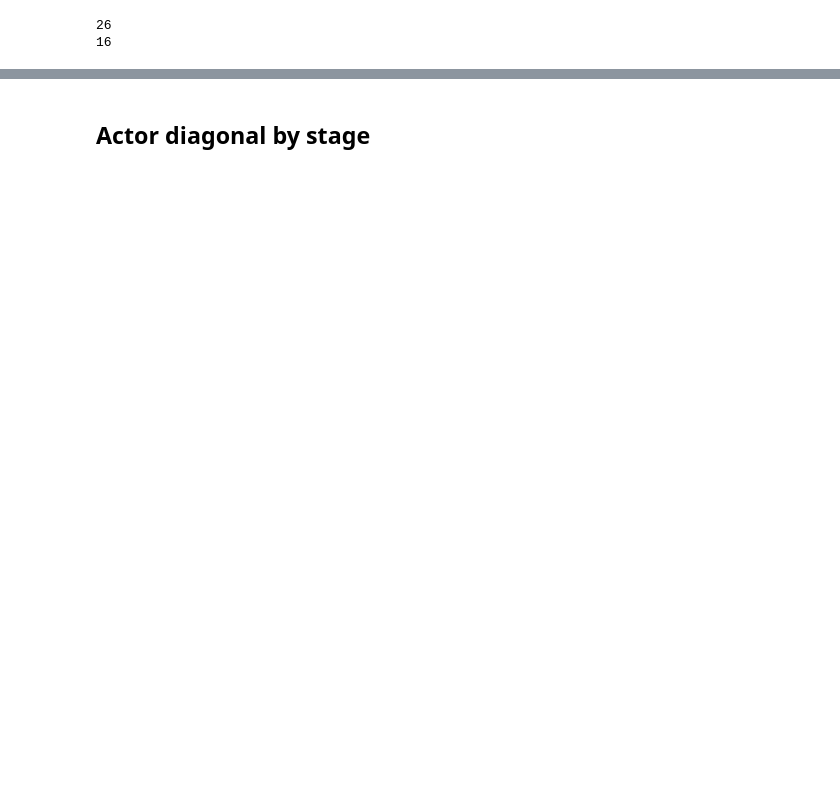
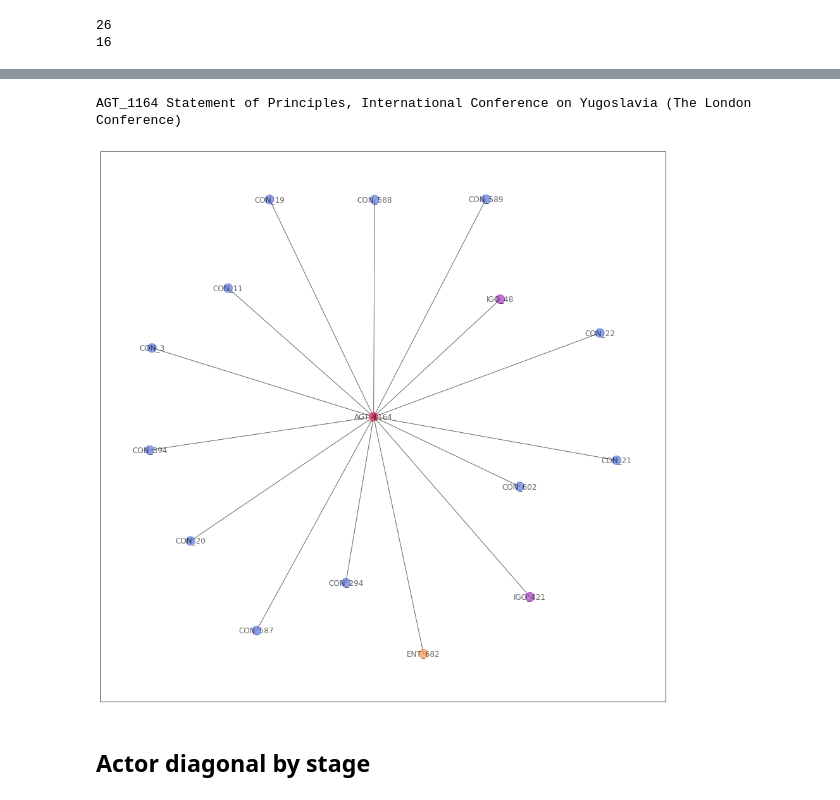
Before and after one commit to niamhhenry/actors, a Jupyter notebook: signatories_streamlit.ipynb, the cells around one changed output, grey strips where cells are left out. Cells and saved outputs as stored; diff of their text form; code cells hidden in the pictures; blank space fills up the shorter version.

```diff
--- a/signatories_streamlit.ipynb
+++ b/signatories_streamlit.ipynb
@@ -560,3 +419,21 @@ IGO_5 European Union
+# %%
+
+# Convert a peace process BVRM to an adjacency matrix
+adj_matrix,adj_vertices = binary_to_adjacency(pp_data_dict)
+
+query_vertices = ['CON_19','CON_20','CON_21']
+query_vertices = ['IGO_5','CON_20','CON_4']
+query_vertices = ['AGT_1164']
+for vertex in query_vertices:
+    print(vertex,data_dict['vertices_dict'][vertex][5])
+print()
+
+query_indices = [adj_vertices.index(vertex) for vertex in query_vertices]
+query_matrix,found_indices = get_query_matrix(query_indices,adj_matrix,operator='OR')
+display_networkx_graph(query_matrix,found_indices,adj_vertices)
+# %% [output]
+AGT_1164 Statement of Principles, International Conference on Yugoslavia (The London Conference)
+[figure, added]
 # %% [markdown]
 ## Actor diagonal by stage
 # %%
```
Also changed, not shown: parts of 35 cells of this notebook.
